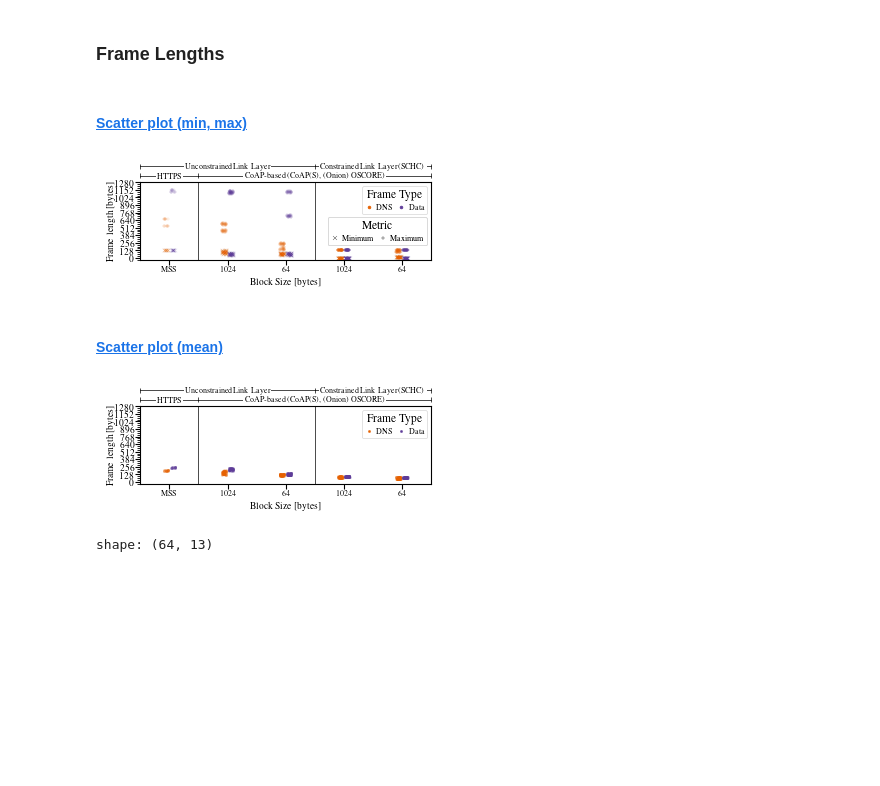
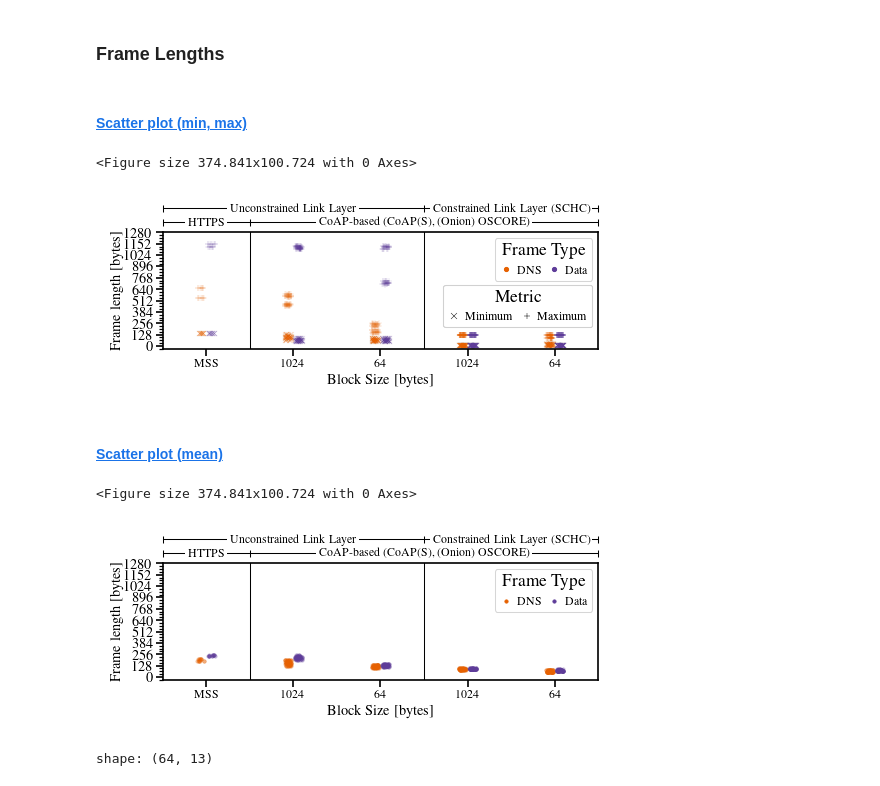
Before and after one commit to miri64/artifacts-eurosp26-doc-privacy, a Jupyter notebook: dataset_exploration.ipynb, the cells around one changed output. Drawn from its saved outputs; the diff is of its cells as text; code cells hidden in the pictures; blank space fills up the shorter version.

Commit message:
dataset_exploration.ipynb: fix dpi of scatter plots

```diff
--- a/dataset_exploration.ipynb
+++ b/dataset_exploration.ipynb
@@ -491,6 +491,7 @@ for metric_list in [
     [("o", "mean")],
 ]:
     matplotlib.pyplot.clf()
+    fig = matplotlib.pyplot.figure(figsize=matplotlib.rcParams["figure.figsize"], dpi=150)
     for marker, metric in metric_list:
         for scatter_range, frame_type in [
             ((-0.1, -0.02), "DNS lengths"),
@@ -638,36 +639,38 @@ for metric_list in [
                 markeredgewidth=0.2,
                 markeredgecolor="black",
             ),
             matplotlib.lines.Line2D(
                 [0],
                 [0],
                 linewidth=0,
                 marker="+",
                 markersize=3,
                 markeredgewidth=0.2,
                 markeredgecolor="black",
             ),
         ]
         legend = ax.legend(
             patches,
             ["Minimum", "Maximum"],
             loc="upper right",
             bbox_to_anchor=(1.0, 0.6),
             ncol=2,
             title="Metric",
         )
         ax.add_artist(legend)
 
     filename = EVALUATION_DIR / "plots" / f"frame_lengths_scatter_{"_".join([m[1] for m in metric_list])}.pdf"
     matplotlib.pyplot.savefig(filename, bbox_inches="tight", pad_inches=0.01)
     display(Markdown(f"#### [Scatter plot ({", ".join([m[1] for m in metric_list])})]({filename.relative_to(EVALUATION_DIR)})"))
 
     matplotlib.pyplot.show()
 # %% [output]
 #### [Scatter plot (min, max)](plots/frame_lengths_scatter_min_max.pdf)
+<Figure size 374.841x100.724 with 0 Axes>
-[figure, old version]
+[figure, new version]
 #### [Scatter plot (mean)](plots/frame_lengths_scatter_mean.pdf)
+<Figure size 374.841x100.724 with 0 Axes>
-[figure, old version]
+[figure, new version]
 # %%
 LINE_COLORS = ["#e66101",  "#5e3c99"]
 # LINE_COLORS = matplotlib.colormaps["Dark2"].colors
```
Also changed, not shown: 2 other files.
